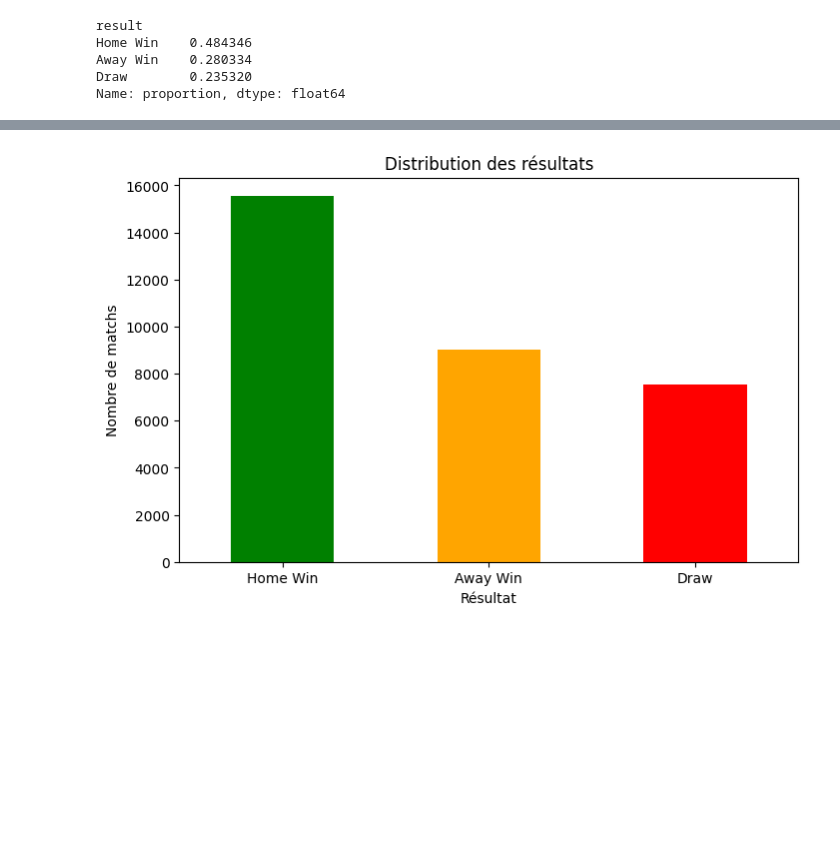
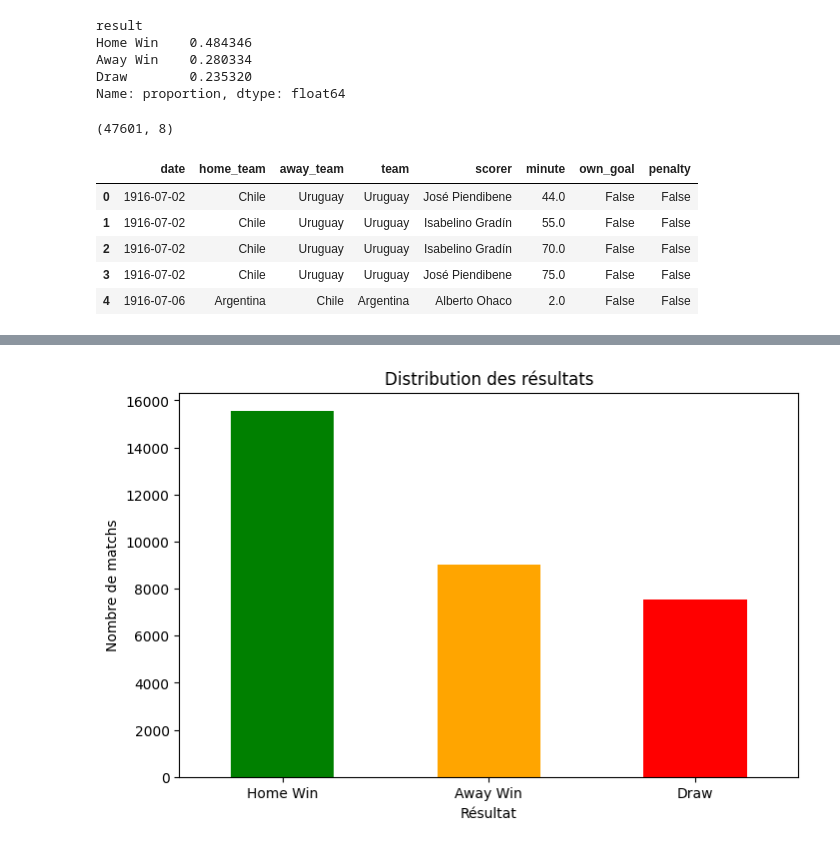
Before and after one commit to Maxoudr/ml-poc-project, a Jupyter notebook: notebooks/data_exploration.ipynb, the cells around one changed output, grey strips where cells are left out. Cells and saved outputs as stored; diff of their text form; code cells hidden in the pictures; blank space fills up the shorter version.

```diff
--- a/notebooks/data_exploration.ipynb
+++ b/notebooks/data_exploration.ipynb
@@ -119,3 +119,16 @@ Home Win    0.484346
 Away Win    0.280334
 Draw        0.235320
 Name: proportion, dtype: float64
+# %%
+# Charger goalscorers
+goalscorers = pd.read_csv('/Users/maximiliendorn/Desktop/ACheving/ml-poc-project/data/goalscorers.csv')
+print(goalscorers.shape)
+goalscorers.head()
+# %% [output]
+(47601, 8)
+|  | date | home_team | away_team | team | scorer | minute | own_goal | penalty |
+| 0 | 1916-07-02 | Chile | Uruguay | Uruguay | José Piendibene | 44.0 | False | False |
+| 1 | 1916-07-02 | Chile | Uruguay | Uruguay | Isabelino Gradín | 55.0 | False | False |
+| 2 | 1916-07-02 | Chile | Uruguay | Uruguay | Isabelino Gradín | 70.0 | False | False |
+| 3 | 1916-07-02 | Chile | Uruguay | Uruguay | José Piendibene | 75.0 | False | False |
+| 4 | 1916-07-06 | Argentina | Chile | Argentina | Alberto Ohaco | 2.0 | False | False |
```
Also changed, not shown: parts of 2 cells of this notebook.
